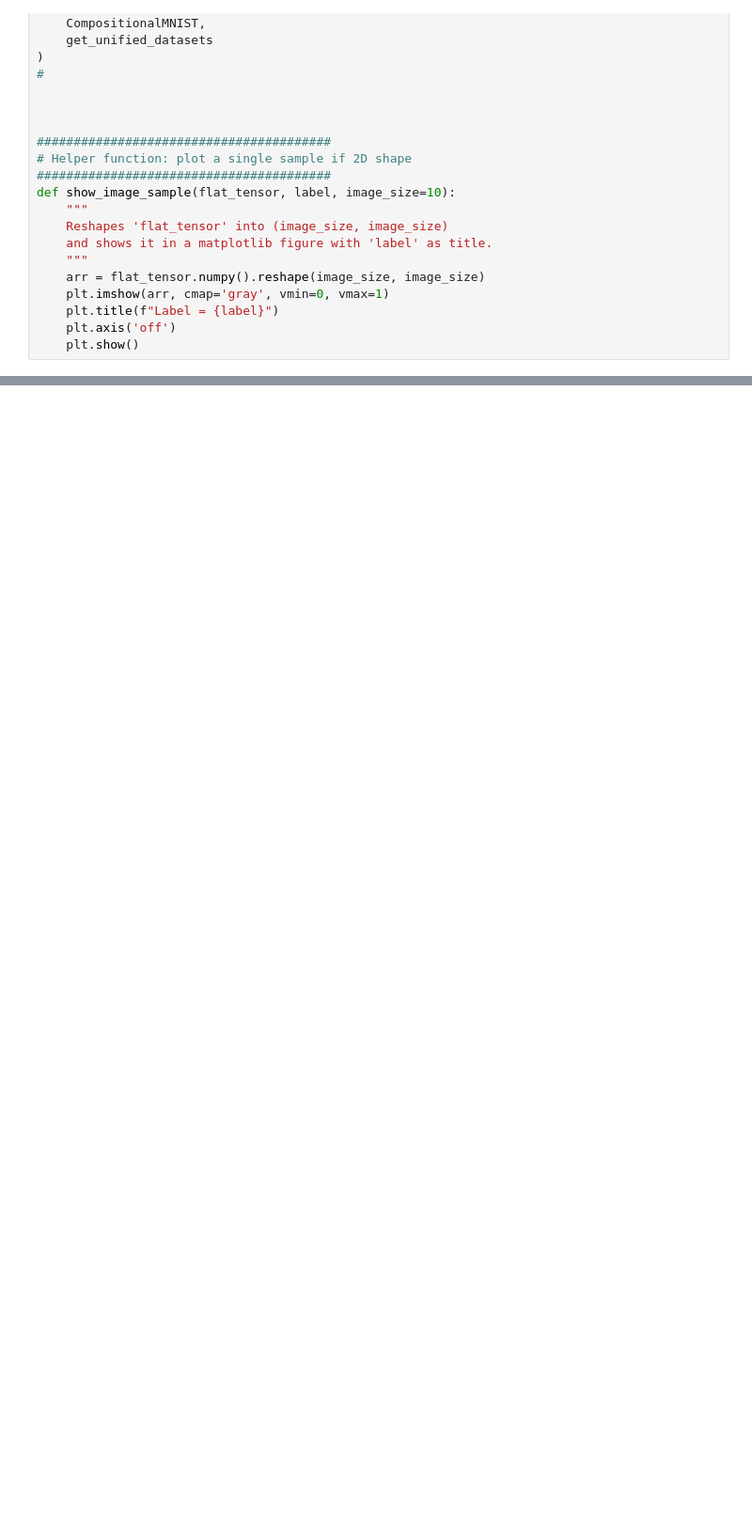
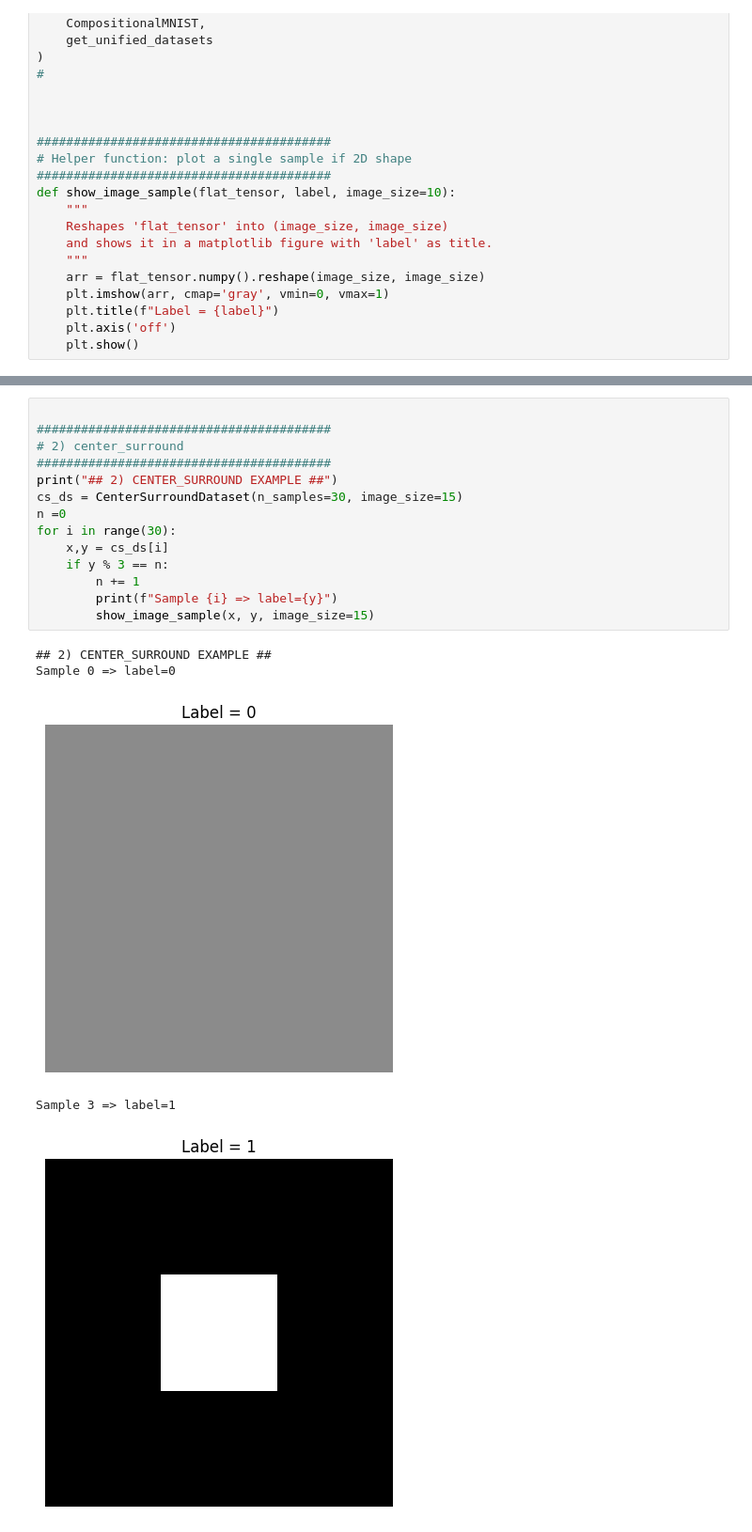
Before and after one commit to KempnerInstitute/DendriNet, a Jupyter notebook: notebooks/synthetic_exp.ipynb, the cells around one changed output, grey strips where cells are left out. Shown at 94% size. Cells and saved outputs as stored; diff of their text form; blank space fills up the shorter version.

```diff
--- a/notebooks/synthetic_exp.ipynb
+++ b/notebooks/synthetic_exp.ipynb
@@ -40,0 +63,20 @@ def show_image_sample(flat_tensor, label, image_size=10):
+# %%
+
+########################################
+# 2) center_surround
+########################################
+print("## 2) CENTER_SURROUND EXAMPLE ##")
+cs_ds = CenterSurroundDataset(n_samples=30, image_size=15)
+n =0
+for i in range(30):
+    x,y = cs_ds[i]
+    if y % 3 == n:
+        n += 1
+        print(f"Sample {i} => label={y}")
+        show_image_sample(x, y, image_size=15)
+# %% [output]
+## 2) CENTER_SURROUND EXAMPLE ##
+Sample 0 => label=0
+[figure, added]
+Sample 3 => label=1
+[figure, added]
```
Also changed, not shown: parts of 9 cells of this notebook, 1 other file.
